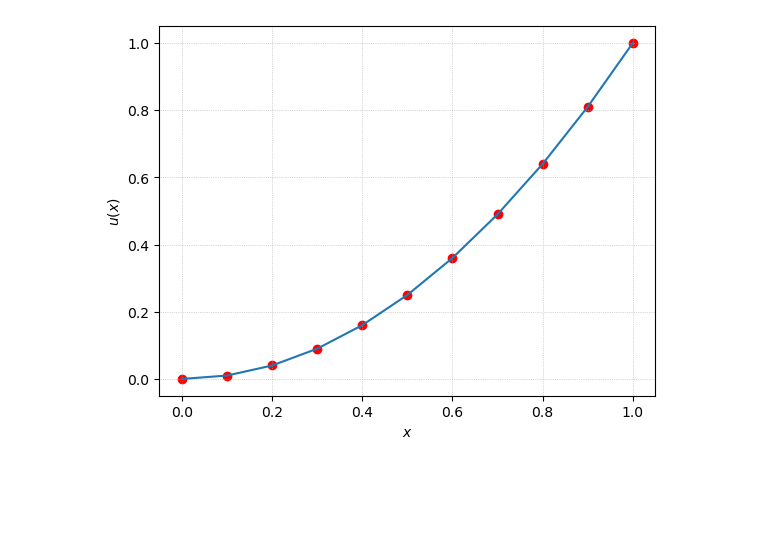
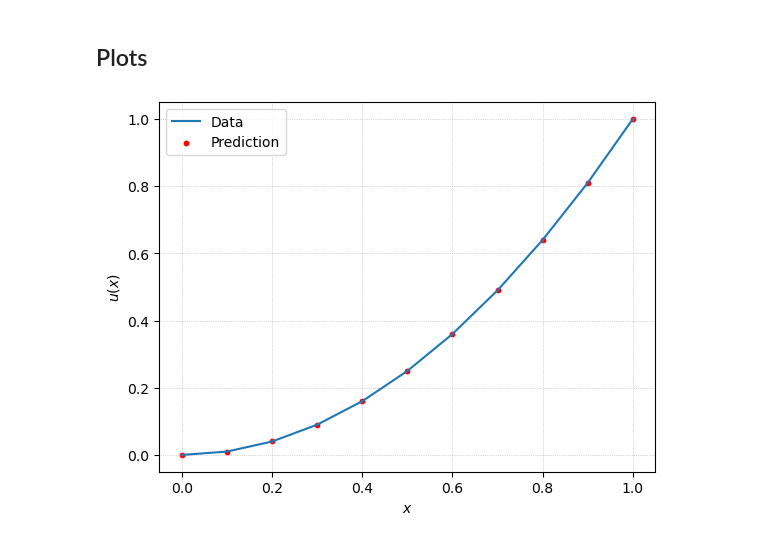
Before and after one commit to cpml-au/Flex, a Jupyter notebook: tutorials/sr_dec.ipynb, the cells around one changed output. Saved outputs shown, nothing was run; the diff lists cells and outputs as text; code cells hidden in the pictures; blank space fills up the shorter version.

```diff
--- a/tutorials/sr_dec.ipynb
+++ b/tutorials/sr_dec.ipynb
@@ -22,16 +42,7 @@ import matplotlib.pyplot as plt
 os.environ["JAX_PLATFORMS"] = "cpu"
 config()
 # %%
-def compile_individuals(toolbox, individuals_str_batch):
-    return [toolbox.compile(expr=ind) for ind in individuals_str_batch]
-
-
-def get_features_batch(individ_feature_extractors, individuals_str_batch):
-    features_batch = [
-        [fe(i) for i in individuals_str_batch] for fe in individ_feature_extractors
-    ]
-
-    indlen = features_batch[0]
-    return indlen
+# def compile_individuals(toolbox, individuals_str_batch):
+#     return [toolbox.compile(expr=ind) for ind in individuals_str_batch]
 # %%
 def eval_MSE_sol(
@@ -88,6 +117,7 @@ def predict(
     X,
     S: SimplicialComplex,
     u_0: C.CochainP0,
+    residual_mode: bool,
     penalty: dict,
 ) -> List:
 
@@ -96,7 +126,7 @@ def predict(
     u = [None] * len(individuals_str)
 
     for i, ind in enumerate(callables):
-        _, u[i] = eval_MSE_sol(ind, X, None, S, u_0)
+        _, u[i] = eval_MSE_sol(ind, X, None, S, u_0, residual_mode)
 
     return u
 
@@ -108,6 +138,7 @@ def score(
     y,
     S: SimplicialComplex,
     u_0: C.CochainP0,
+    residual_mode: bool,
     penalty: dict,
 ) -> List:
 
@@ -116,7 +147,7 @@ def score(
     MSE = [None] * len(individuals_str)
 
     for i, ind in enumerate(callables):
-        MSE[i], _ = eval_MSE_sol(ind, X, y, S, u_0)
+        MSE[i], _ = eval_MSE_sol(ind, X, y, S, u_0, residual_mode)
 
     return MSE
 
@@ -128,6 +159,7 @@ def fitness(
     y,
     S: SimplicialComplex,
     u_0: C.CochainP0,
+    residual_mode: bool,
     penalty: dict,
 ) -> Tuple[float,]:
 
@@ -136,7 +168,7 @@ def fitness(
 
     fitnesses = [None] * len(individuals_str)
     for i, ind in enumerate(callables):
-        MSE, _ = eval_MSE_sol(ind, X, y, S, u_0)
+        MSE, _ = eval_MSE_sol(ind, X, y, S, u_0, residual_mode)
 
         # add penalty on length of the tree to promote simpler solutions
         fitnesses[i] = (MSE + penalty["reg_param"] * indlen[i],)
@@ -145,5 +179,6 @@ def fitness(
 # %%
 filename = "sr_dec.yaml"
+residual_mode = True
 
 regressor_params, config_file_data = load_config_data(filename)
 
@@ -170,7 +205,10 @@ u_0_vec = np.zeros(num_nodes, dtype=dctkit.float_dtype)
 u_0 = C.CochainP0(S, u_0_vec)
 
 # define primitive set for the residual of the discrete Poisson equation
-pset = gp.PrimitiveSetTyped("RESIDUAL", [C.CochainP0, C.CochainP0], C.CochainP0)
+if residual_mode:
+    pset = gp.PrimitiveSetTyped("RESIDUAL", [C.CochainP0, C.CochainP0], C.CochainP0)
+else:
+    pset = gp.PrimitiveSetTyped("RESIDUAL", [C.CochainP0, C.CochainP0], float)
 
 # rename arguments of the residual
 pset.renameArguments(ARG0="u")
@@ -180,7 +218,7 @@ pset = add_primitives_to_pset_from_dict(pset, config_file_data["gp"]["primitives
 
 
 penalty = config_file_data["gp"]["penalty"]
-common_params = {"S": S, "u_0": u_0, "penalty": penalty}
+common_params = {"S": S, "u_0": u_0, "penalty": penalty, "residual_mode": residual_mode}
 
 gpsr = gps.GPSymbolicRegressor(
     pset_config=pset,
@@ -248,9 +266,12 @@ Best individual solution evaluated over the test set saved to disk.
+# %% [markdown]
+## Plots
 # %%
-plt.plot(x[:,0], y_train)
-plt.scatter(x[:,0], u_best, c="r")
+plt.plot(x[:,0], y_train, label="Data")
+plt.scatter(x[:,0], u_best, c="r", s=10, label="Prediction")
 plt.xlabel(r"$x$")
 plt.ylabel(r"$u(x)$")
 plt.grid(True, linestyle=":", linewidth=0.5)
+plt.legend()
 plt.show()
 # %% [output]
-[figure, old version]
+[figure, new version]
```
Also changed, not shown: parts of 8 cells of this notebook.
